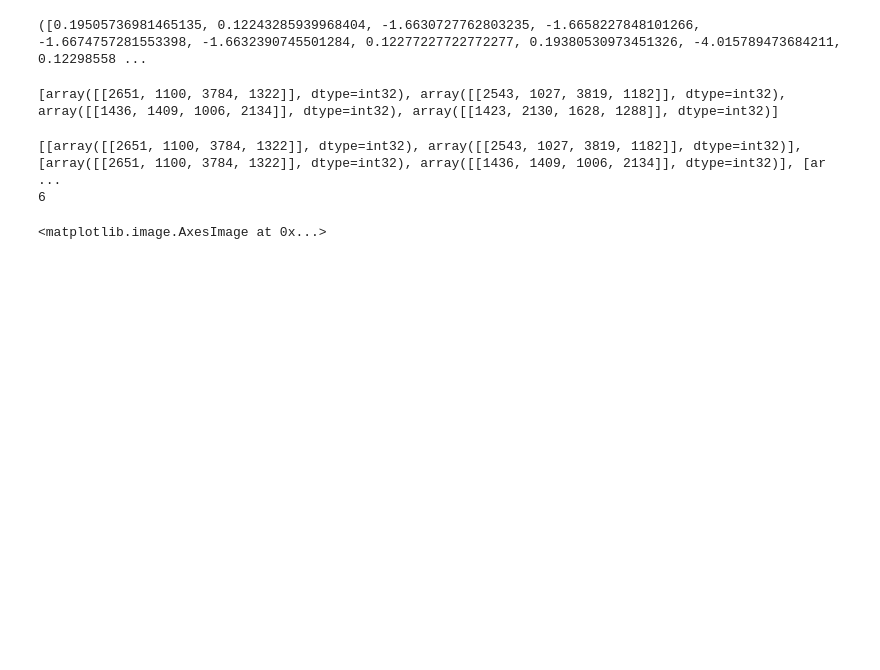
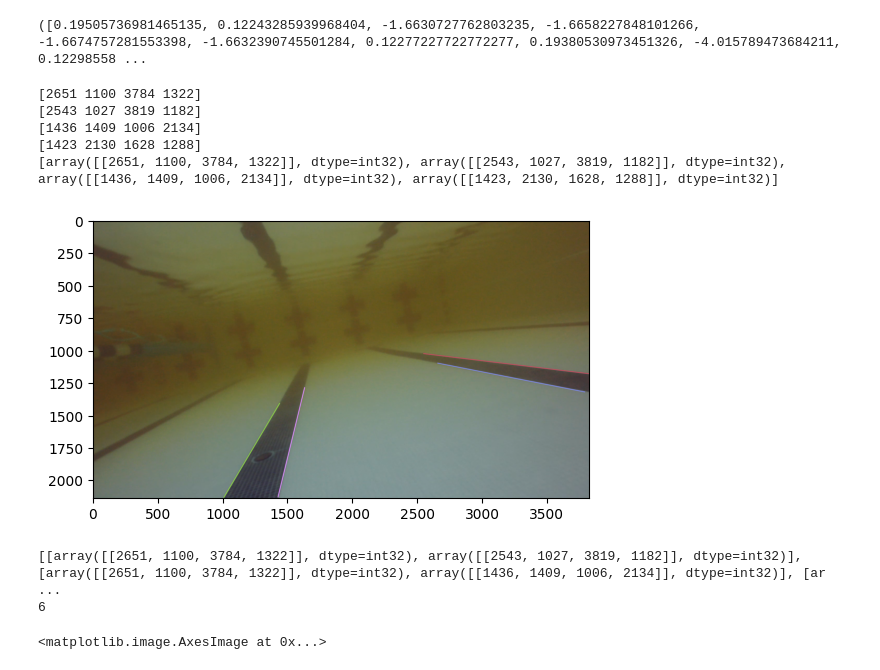
Before and after one commit to TacoPhat/Carson-cv-intro, a Jupyter notebook: lane_detection.ipynb, the cells around one changed output. Saved outputs shown, nothing was run; the diff lists cells and outputs as text; code cells hidden in the pictures; blank space fills up the shorter version.

```diff
--- a/lane_detection.ipynb
+++ b/lane_detection.ipynb
@@ -121,31 +128,37 @@ def merge_lines(lines, slope_thresh, x_int_thresh, distance_thresh):
             xint_b = x_intercepts[j]
             x1b, y1b, x2b, y2b = lines[j][0]
 
             # Criteria to merge: similar slope & close in x-intercept or endpoint
             if abs(slope_a - slope_b) < slope_thresh:
                 xint_close = abs(xint_a - xint_b) < x_int_thresh
                 endpt_close = (
                     line_distance((x1a, y1a), (x1b, y1b)) < distance_thresh or
                     line_distance((x1a, y1a), (x2b, y2b)) < distance_thresh or
                     line_distance((x2a, y2a), (x1b, y1b)) < distance_thresh or
                     line_distance((x2a, y2a), (x2b, y2b)) < distance_thresh
                 )
 
                 if xint_close or endpt_close:
                     endpoints.extend([(x1b, y1b), (x2b, y2b)])
                     used.add(j)
 
         # Create a line from furthest two endpoints
         pts = np.array(endpoints)
         dists = np.sum((pts[:, None, :] - pts[None, :, :]) ** 2, axis=-1)
         i1, i2 = np.unravel_index(np.argmax(dists), dists.shape)
         merged.append(np.array([[pts[i1][0], pts[i1][1], pts[i2][0], pts[i2][1]]], dtype=np.int32))
         used.add(i)
 
     return merged
 
 merged_lines_list = merge_lines(line_list, 0.05, 50, 50)
+plt.imshow(draw_lines(image_file, merged_lines_list))
 print(merged_lines_list)
 # %% [output]
+[2651 1100 3784 1322]
+[2543 1027 3819 1182]
+[1436 1409 1006 2134]
+[1423 2130 1628 1288]
 [array([[2651, 1100, 3784, 1322]], dtype=int32), array([[2543, 1027, 3819, 1182]], dtype=int32), array([[1436, 1409, 1006, 2134]], dtype=int32), array([[1423, 2130, 1628, 1288]], dtype=int32)]
+[figure, added]
 # %%
```
Also changed, not shown: parts of 3 cells of this notebook.
